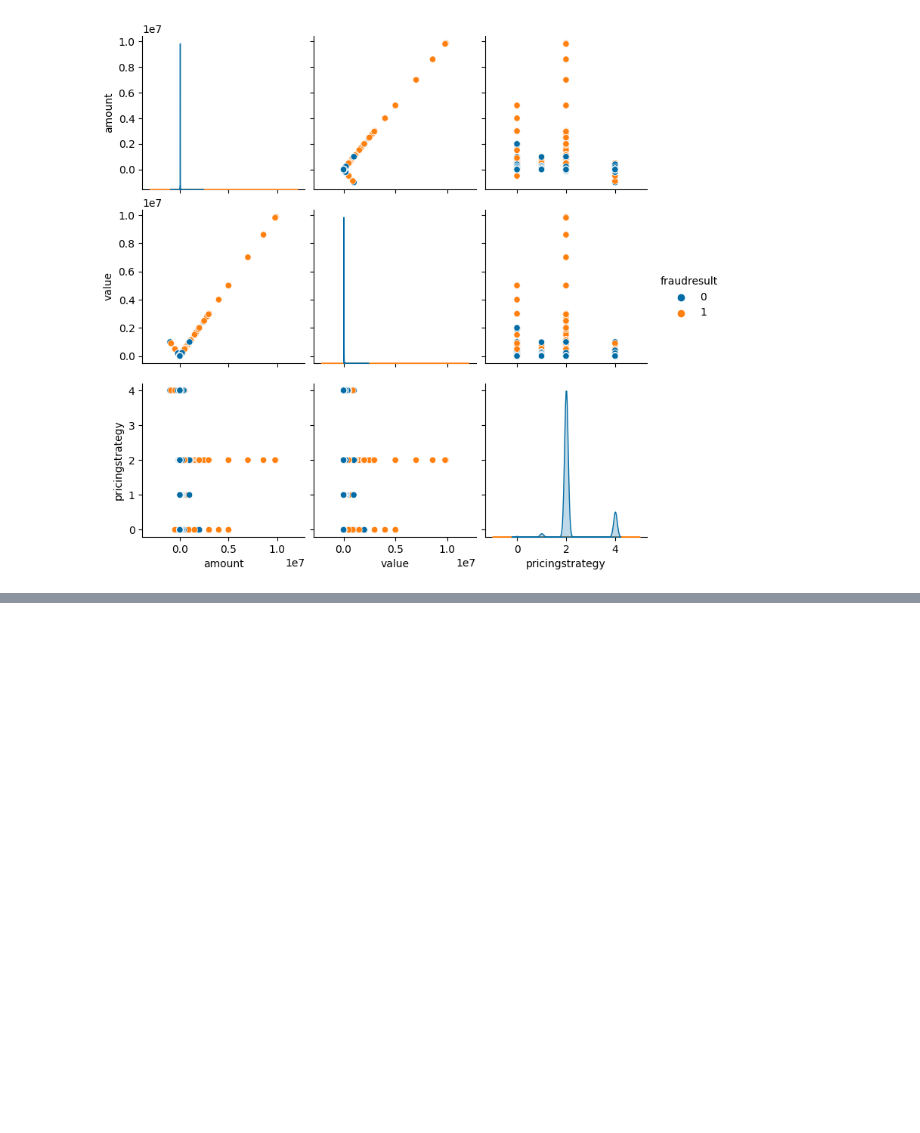
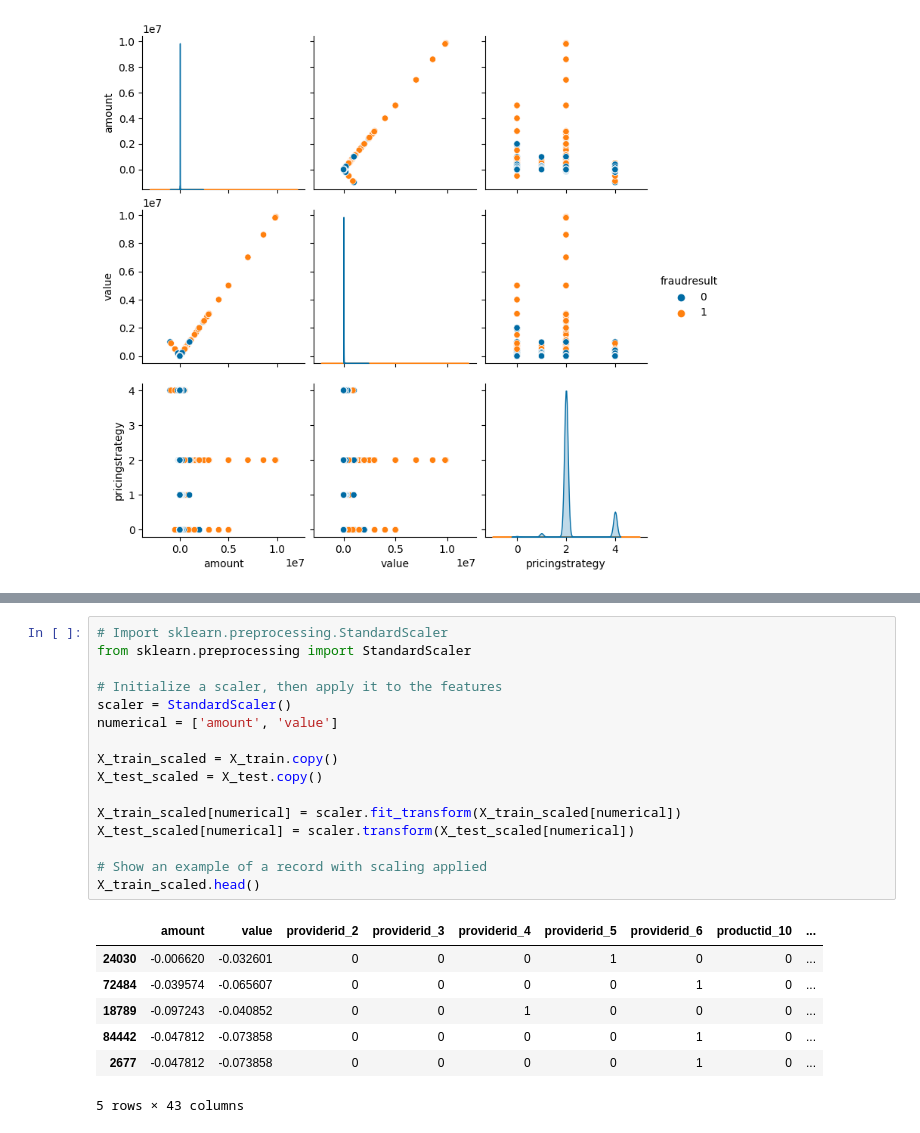
Before and after one commit to ReebalSami/Project-2---Machine-learning---Fraud-detection, a Jupyter notebook: xente_fraud_detection.ipynb, the cells around one changed output, grey strips where cells are left out. Cells and saved outputs as stored; diff of their text form; blank space fills up the shorter version.

```diff
--- a/xente_fraud_detection.ipynb
+++ b/xente_fraud_detection.ipynb
@@ -319,0 +487,24 @@ sns.pairplot(df, hue="fraudresult");
+# %%
+# Import sklearn.preprocessing.StandardScaler
+from sklearn.preprocessing import StandardScaler
+
+# Initialize a scaler, then apply it to the features
+scaler = StandardScaler()
+numerical = ['amount', 'value']
+
+X_train_scaled = X_train.copy()
+X_test_scaled = X_test.copy()
+
+X_train_scaled[numerical] = scaler.fit_transform(X_train_scaled[numerical])
+X_test_scaled[numerical] = scaler.transform(X_test_scaled[numerical])
+
+# Show an example of a record with scaling applied
+X_train_scaled.head()
+# %% [output]
+|  | amount | value | providerid_2 | providerid_3 | providerid_4 | providerid_5 | providerid_6 | productid_10 | ... |
+| 24030 | -0.006620 | -0.032601 | 0 | 0 | 0 | 1 | 0 | 0 | ... |
+| 72484 | -0.039574 | -0.065607 | 0 | 0 | 0 | 0 | 1 | 0 | ... |
+| 18789 | -0.097243 | -0.040852 | 0 | 0 | 1 | 0 | 0 | 0 | ... |
+| 84442 | -0.047812 | -0.073858 | 0 | 0 | 0 | 0 | 1 | 0 | ... |
+| 2677 | -0.047812 | -0.073858 | 0 | 0 | 0 | 0 | 1 | 0 | ... |
+5 rows × 43 columns
```
Also changed, not shown: parts of 34 cells of this notebook.
